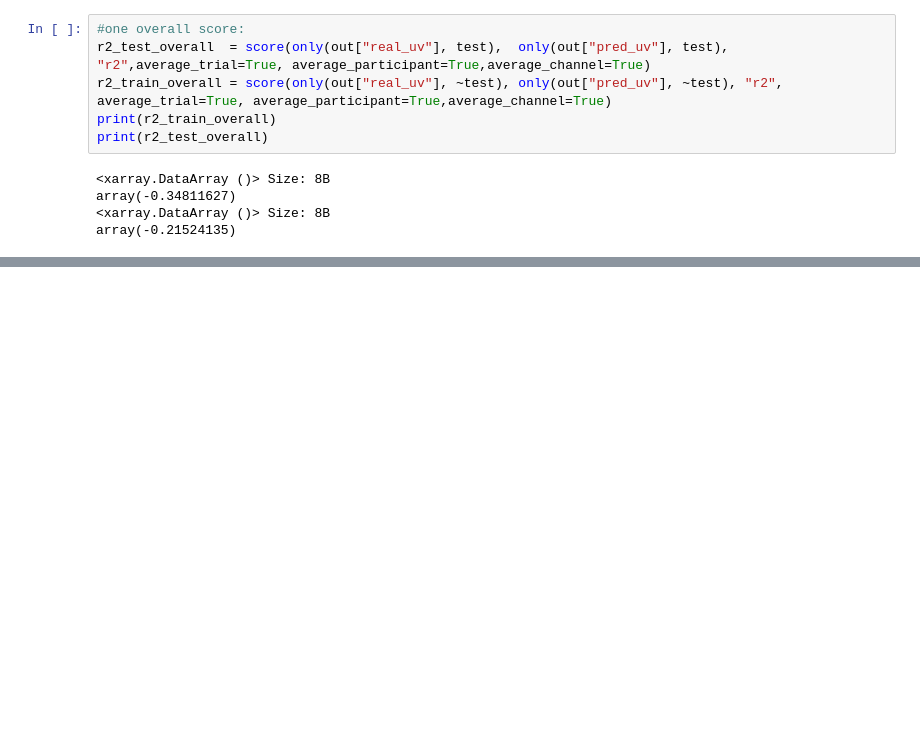
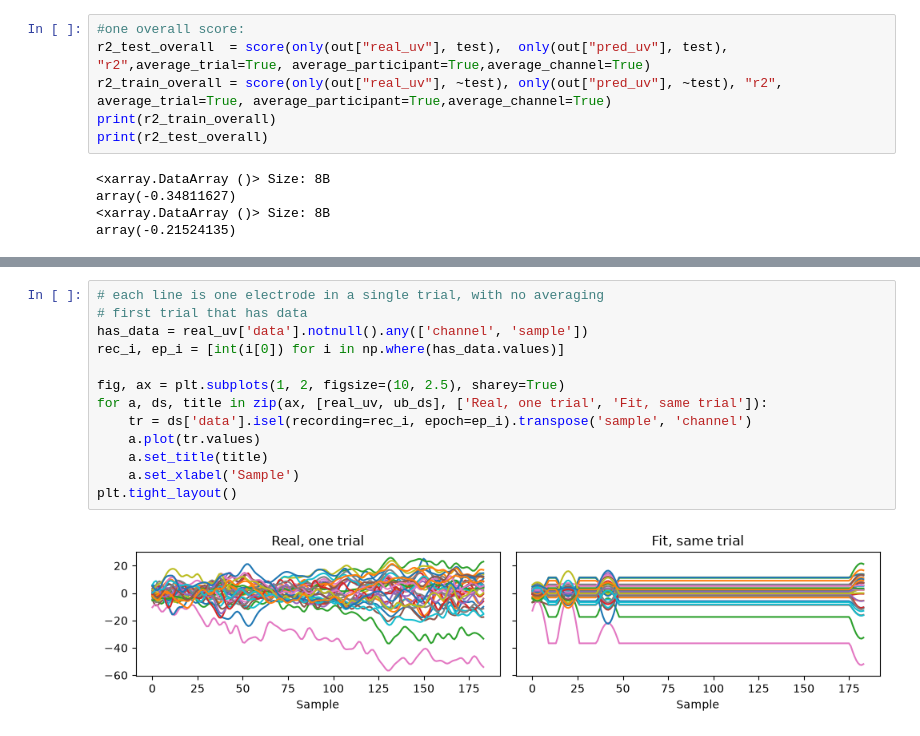
Before and after one commit to cleliamr/EEG_prediction, a Jupyter notebook: main.ipynb, the cells around one changed output, grey strips where cells are left out. Drawn from its saved outputs; the diff is of its cells as text; blank space fills up the shorter version.

```diff
--- a/main.ipynb
+++ b/main.ipynb
@@ -332,0 +432,15 @@ array(-0.21524135)
+# %%
+# each line is one electrode in a single trial, with no averaging
+# first trial that has data
+has_data = real_uv['data'].notnull().any(['channel', 'sample'])
+rec_i, ep_i = [int(i[0]) for i in np.where(has_data.values)]
+
+fig, ax = plt.subplots(1, 2, figsize=(10, 2.5), sharey=True)
+for a, ds, title in zip(ax, [real_uv, ub_ds], ['Real, one trial', 'Fit, same trial']):
+    tr = ds['data'].isel(recording=rec_i, epoch=ep_i).transpose('sample', 'channel')
+    a.plot(tr.values)
+    a.set_title(title)
+    a.set_xlabel('Sample')
+plt.tight_layout()
+# %% [output]
+[figure, added]
```
Also changed, not shown: parts of 10 cells of this notebook, 1 other file.
